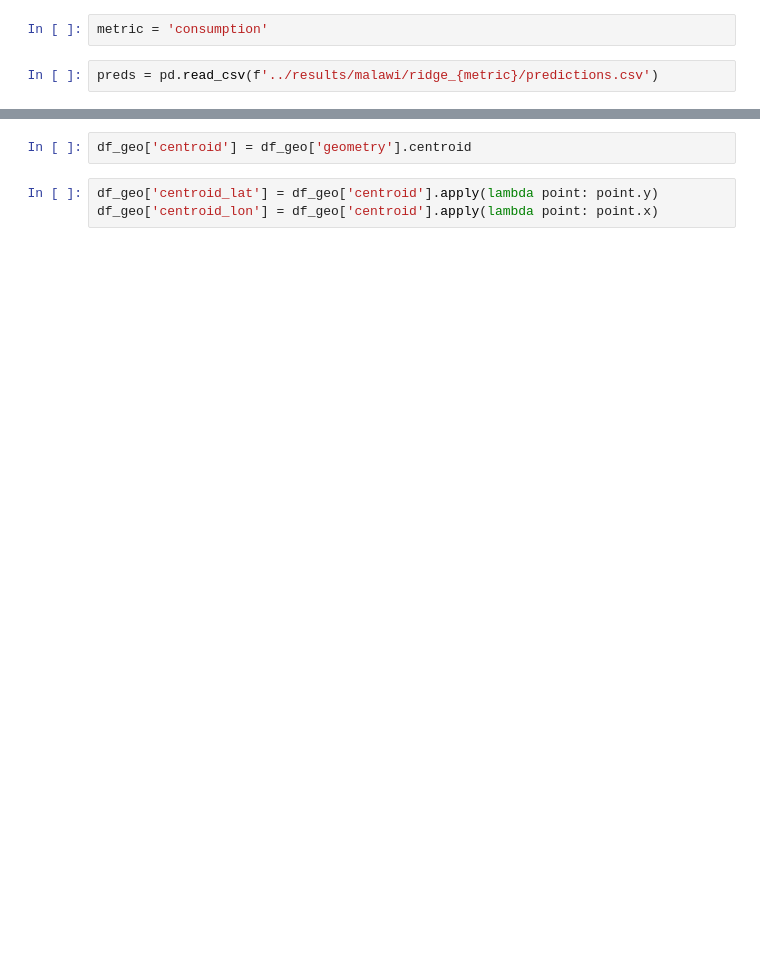
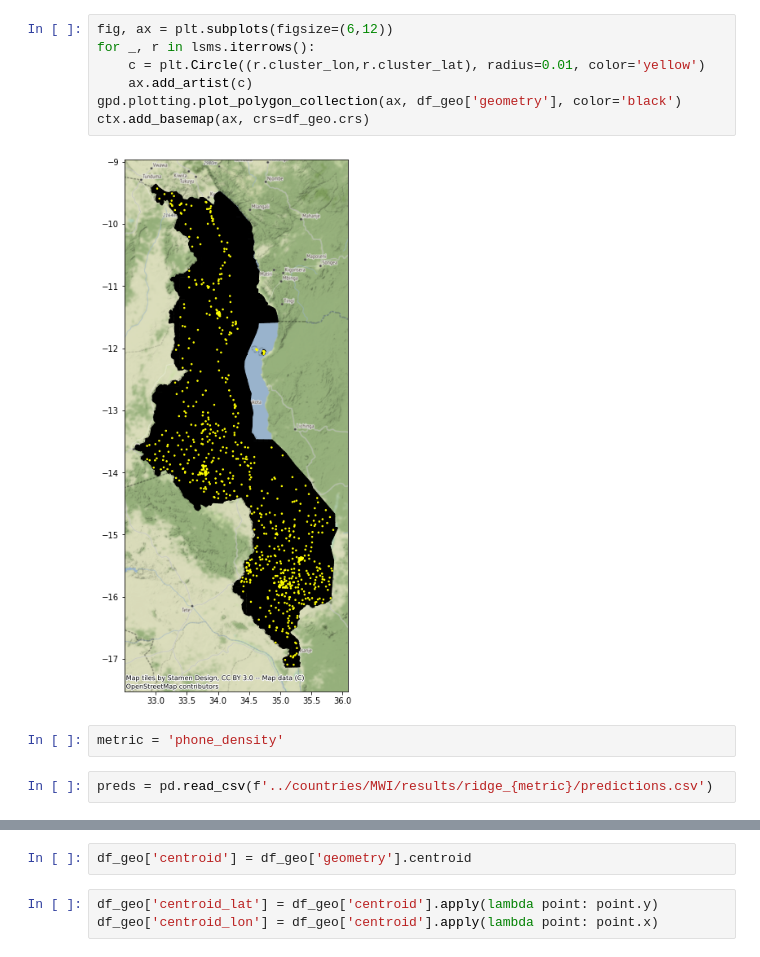
Before and after one commit to edwardoughton/taddle, a Jupyter notebook: ipynb/plotting_results.ipynb, the cells around one changed output, grey strips where cells are left out. Saved outputs shown, nothing was run; the diff lists cells and outputs as text; blank space fills up the shorter version.

```diff
--- a/ipynb/plotting_results.ipynb
+++ b/ipynb/plotting_results.ipynb
@@ -18,7 +58,16 @@ df_geo['geometry'].plot()
+# %%
+fig, ax = plt.subplots(figsize=(6,12))
+for _, r in lsms.iterrows():
+    c = plt.Circle((r.cluster_lon,r.cluster_lat), radius=0.01, color='yellow')
+    ax.add_artist(c)
+gpd.plotting.plot_polygon_collection(ax, df_geo['geometry'], color='black')
+ctx.add_basemap(ax, crs=df_geo.crs)
+# %% [output]
+[figure, added]
 # %%
-metric = 'consumption'
+metric = 'phone_density'
 # %%
-preds = pd.read_csv(f'../results/malawi/ridge_{metric}/predictions.csv')
+preds = pd.read_csv(f'../countries/MWI/results/ridge_{metric}/predictions.csv')
 # %%
 preds
 # %% [output]
```
Also changed, not shown: parts of 18 cells of this notebook, 4 other files.
